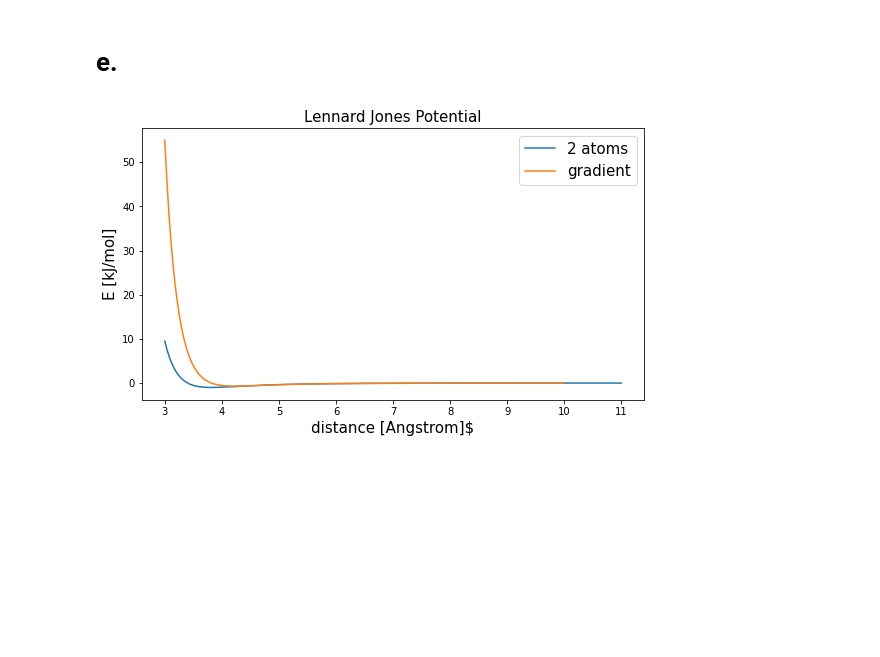
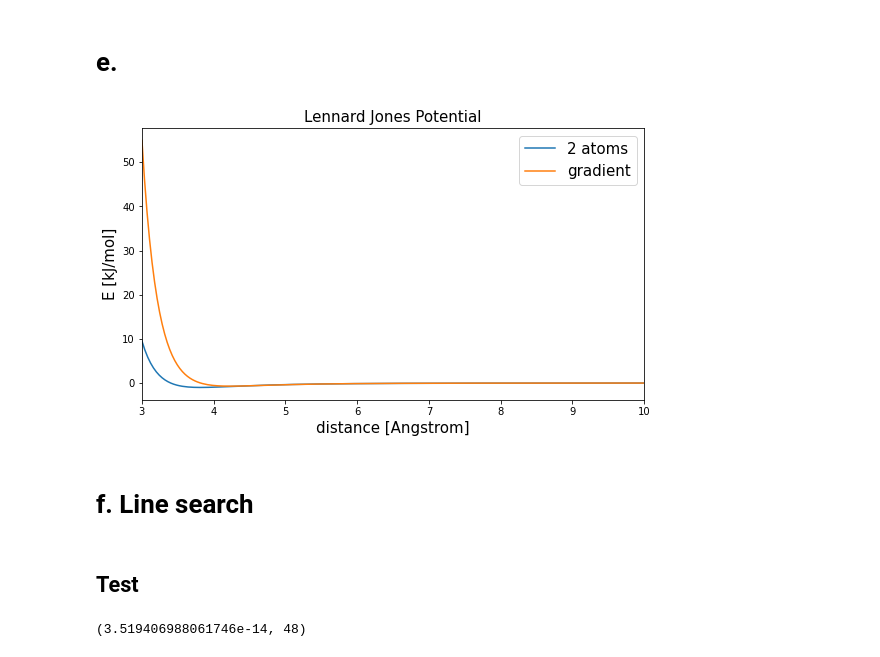
Before and after one commit to Kiril94/SC_Proj, a Jupyter notebook: Proj3/Proj3.ipynb, the cells around one changed output. Saved outputs shown, nothing was run; the diff lists cells and outputs as text; code cells hidden in the pictures; blank space fills up the shorter version.

```diff
--- a/Proj3/Proj3.ipynb
+++ b/Proj3/Proj3.ipynb
@@ -156,23 +156,24 @@ def LJgradient(sigma, epsilon):
         return gradV
 # %%
 def gradVx(x):
-    """Helper function to call V with a range of different x in the 1d case."""
-    p0 = np.zeros((1,3))
-    p1 = np.reshape(np.array([0,0,x]), (1,3))
-    return gradV(np.concatenate((p0,p1),axis = 0))
-range1 = np.linspace(3,10,N)
+    """Helper function to call gradV with a range of different x in the 1d case."""
+    return gradV(np.array([np.zeros(3), np.array([0,0,x])]))
 # %%
+range1 = np.linspace(3,10,N)
 gradV = LJgradient(sigma,epsilon)
-gradient = np.empty(shape = (num_points,2,dim))
+gradient = np.empty(shape = (N,2,dim))
 for i in range(N):
     gradient[i] = gradVx(range1[i])
 # %%
 fig, ax = plt.subplots(figsize = (9,5))
 ax.plot(range0,E2 , label = '2 atoms')
-ax.plot(range1,gradient[:,0,-1], label = 'gradient')
+ax.plot(range1,gradient[:,0,2], label = 'gradient')
 ax.set_ylabel('E [kJ/mol]', fontsize = 15), ax.legend(fontsize = 15)
-ax.set_xlabel(r'distance [Angstrom]$', fontsize = 15)
+ax.set_xlabel(r'distance [Angstrom]', fontsize = 15)
 ax.set_title(r'Lennard Jones Potential', fontsize = 15)
+ax.set_xlim(3,10)
 plt.show()
 # %% [output]
-[figure, old version]
+[figure, new version]
+# %% [markdown]
+# f. Line search
@@ -178,0 +188,10 @@ plt.show()
+# %% [markdown]
+## Test
+# %%
+X0 = np.zeros((4,3))
+X0[:,0], X0[-1,1] = [4,0,14,7], 3.2
+d = -gradV(X0)
+X_min, n_calls = linesearch(gradV, X0, d, 1, 1e-14, 400)
+d.flatten()@gradV(X_min).flatten(), n_calls
+# %% [output]
+(3.519406988061746e-14, 48)
```
Also changed, not shown: parts of 4 cells of this notebook.
